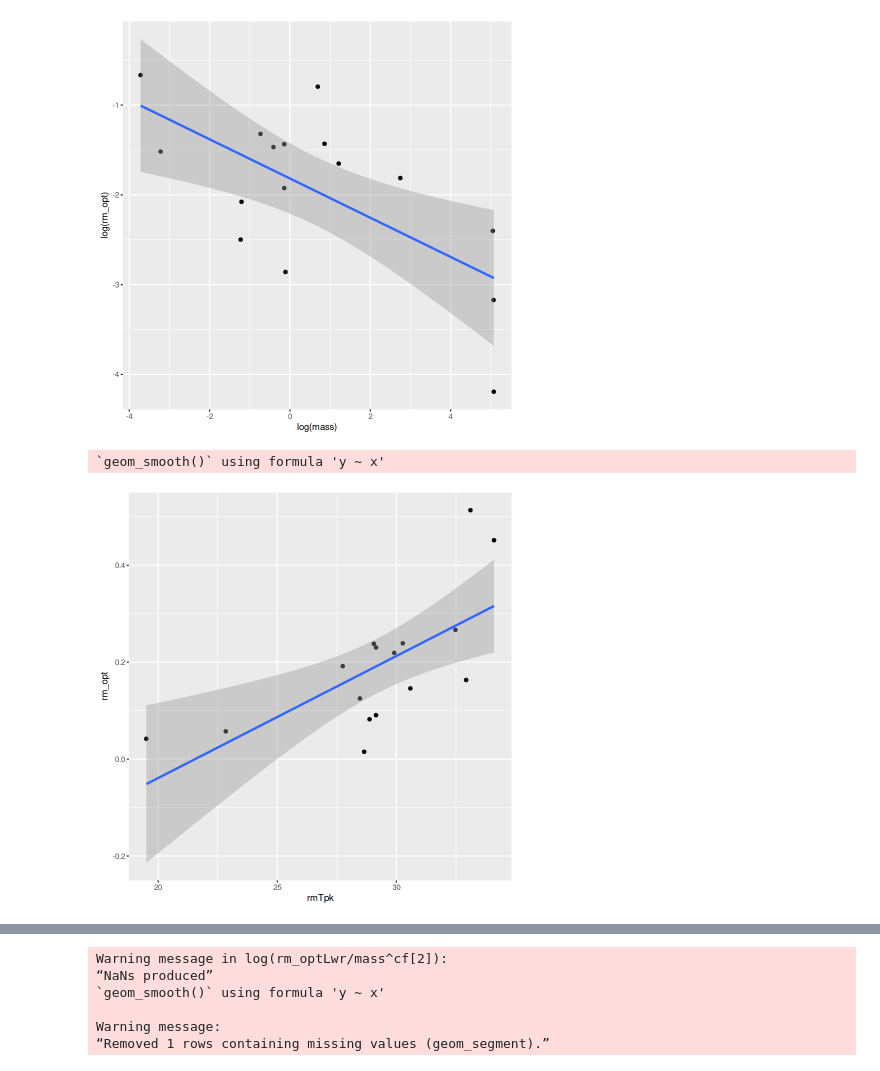
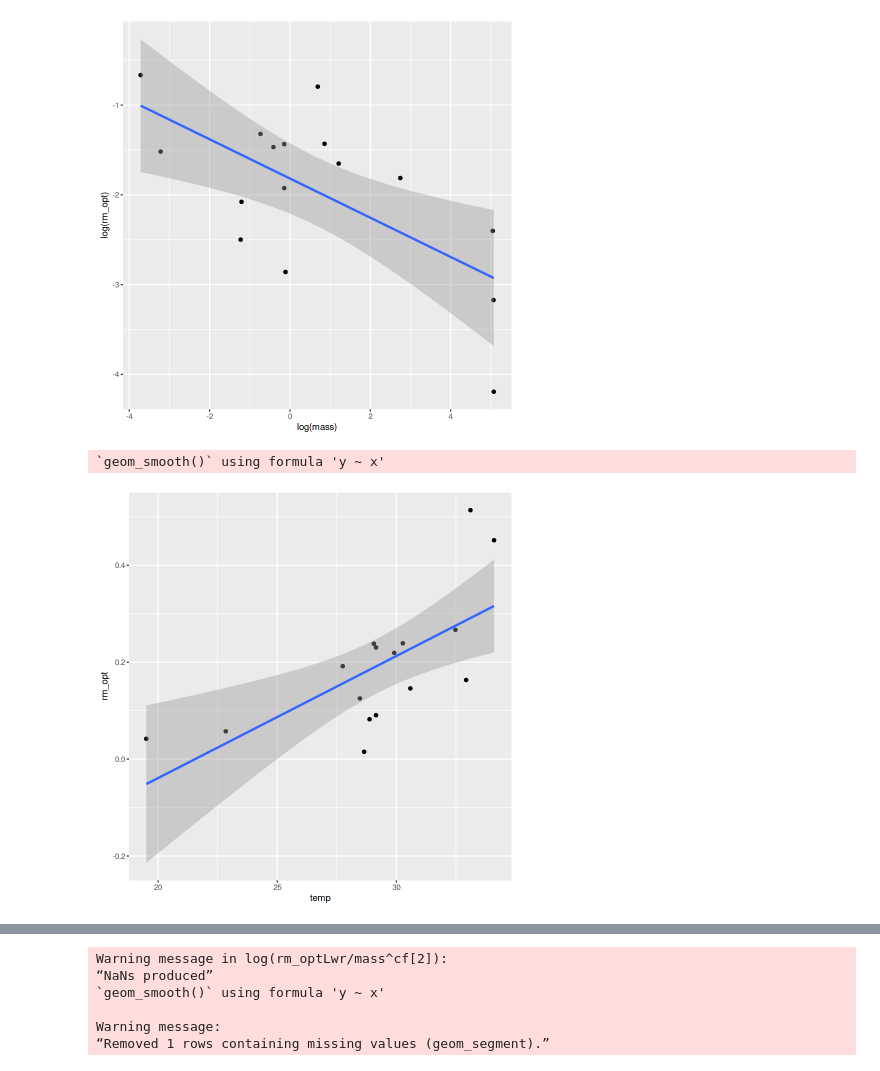
Before and after one commit to EcoEngLab/TraitMismatchPaper-main, a Jupyter notebook: code/r_mCalcs.ipynb, the cells around one changed output, grey strips where cells are left out. Drawn from its saved outputs; the diff is of its cells as text; code cells hidden in the pictures.

```diff
--- a/code/r_mCalcs.ipynb
+++ b/code/r_mCalcs.ipynb
@@ -223,10 +282,0 @@ bodyMass <- as_tibble(read.csv('../data/sizeMeans.csv')) %>%
-# %%
-rmMass <- df %>% group_by(species) %>% slice(which.max(rm_opt)) %>%
-  select(curve_ID, species, temp, rm_opt, rm_optLwr, rm_optUpr,) %>%
-  arrange(curve_ID)
-
-bodyMass <- bodyMass %>% select(avg, masscurve_ID)
-
-rm_data <- bind_cols(rmMass, bodyMass) %>% rename(mass = avg, rmTpk = temp) %>% select(-masscurve_ID)
-
-write_csv(rm_data, '../results/rm_optSizeScaling.csv')
@@ -232,0 +302,4 @@ write_csv(rm_data, '../results/rm_optSizeScaling.csv')
+# %%
+bodyMass <- bodyMass %>% select(mass, curve_ID)
+
+head(bodyMass)
@@ -232,0 +316,6 @@ write_csv(rm_data, '../results/rm_optSizeScaling.csv')
+# %%
+rm_data <- rmMass %>% inner_join(bodyMass) %>% select(-curve_ID)
+
+head(rm_data)
+
+write_csv(rm_data, '../results/rm_optSizeScaling.csv')
@@ -234,6 +334,6 @@ write_csv(rm_data, '../results/rm_optSizeScaling.csv')
 #===================================================
 # mass-corrected r_m opt vs r_m Tpks
 
-rm_data$kT <- 1/(8.617333262145 * 10^-5 * (rm_data$rmTpk+273.15))
+rm_data$kT <- 1/(8.617333262145 * 10^-5 * (rm_data$temp+273.15))
 head(rm_data)
 # %% [output]
@@ -258,9 +358,9 @@ rm_data %>%
 # %%
 #plot rm_opt vs T
 rm_data %>%
-  ggplot(aes(x = rmTpk, y = rm_opt)) +
+  ggplot(aes(x = temp, y = rm_opt)) +
   geom_point()+
   geom_smooth(method = 'lm')
 # %% [output]
 `geom_smooth()` using formula 'y ~ x'
-[figure, old version]
+[figure, new version]
```
Also changed, not shown: parts of 36 cells of this notebook, 7 other files.
